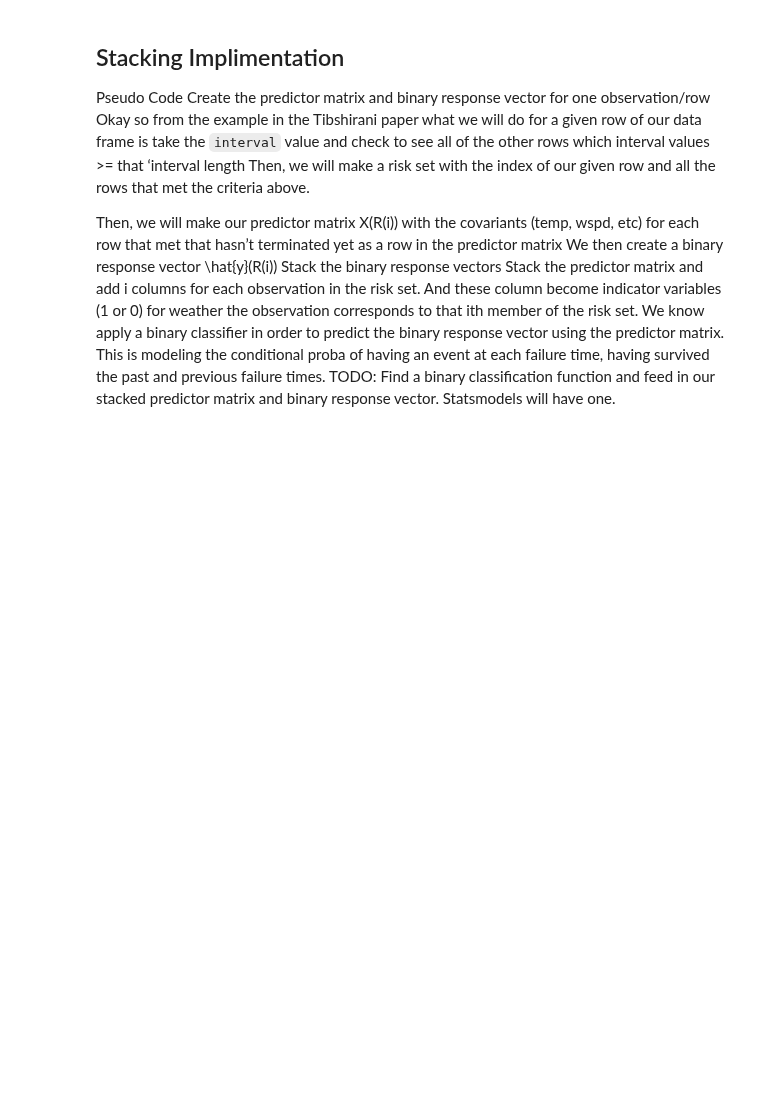
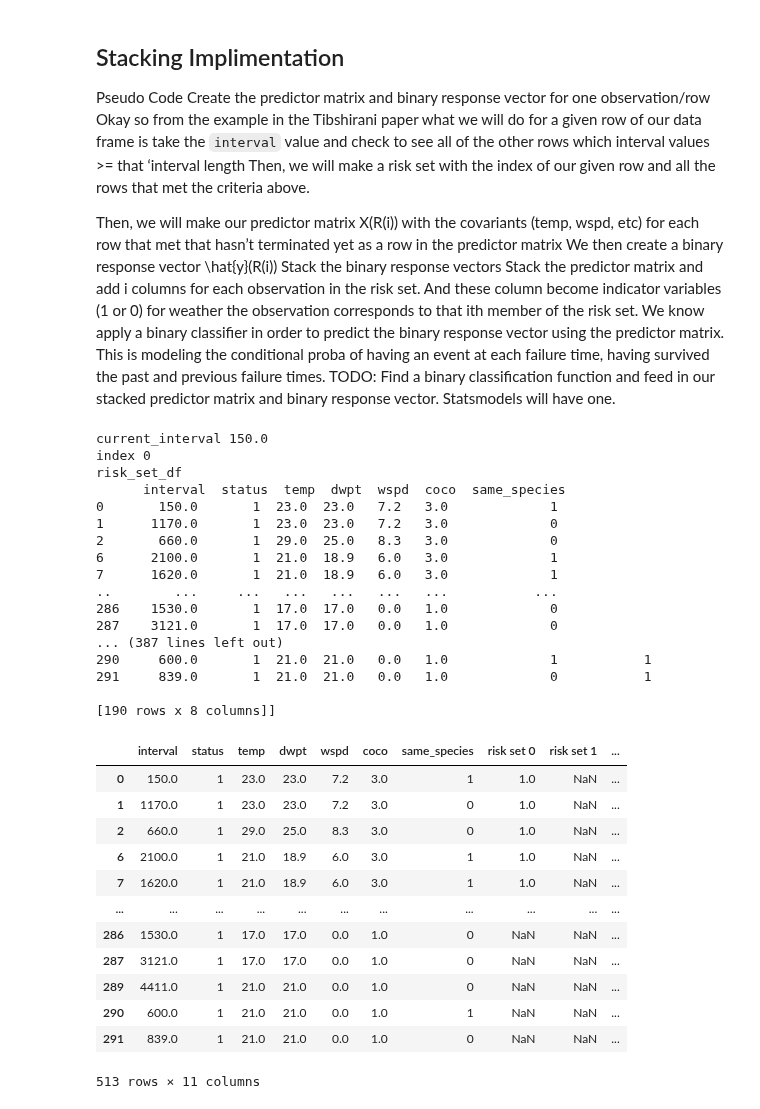
Before and after one commit to puckybreg/Native-Bee-Thesis, a Jupyter notebook: notebook_for_data_analysis.ipynb, the cells around one changed output. Saved outputs shown, nothing was run; the diff lists cells and outputs as text; code cells hidden in the pictures; blank space fills up the shorter version.

```diff
--- a/notebook_for_data_analysis.ipynb
+++ b/notebook_for_data_analysis.ipynb
@@ -778,10 +808,10 @@ def graph_mean_and_sem(surv, group_name):
 for group in temp_groups:
   print(group)
   df = temp_groups[group]
-  cols_input = ['interval', 'status', 'temp', 'dwpt', 'wspd', 'coco', 'same_insect']
+  cols_input = ['interval', 'status', 'temp', 'dwpt', 'wspd', 'coco', 'same_species']
   df_train = df[cols_input]
-  fit_model, base_model, x_test = run_pycox_on_group(df_train)
+  fit_model, base_model, x_test, df_test, x_mapper = run_pycox_on_group(df_train, 1000)
   surv = base_model.predict_surv_df(x_test)
-  graph_mean_and_sem(surv, group)
+  graph_mean_and_sem(surv, f'{group} Temperature')
   # plot_training_val_loss(fit_model, base_model, x_test)
 # %% [output]
@@ -958,7 +971,7 @@ def run_multiple_regression(df_test, surv):
 # run_multiple_regression(df_test, first_less_than_half_array)
 # %%
 # Moving the cut-off of first 1000 seconds to after training pycox model
-cols_input = ['interval', 'status', 'temp', 'dwpt', 'wspd', 'coco', 'same_insect']
+cols_input = ['interval', 'status', 'temp', 'dwpt', 'wspd', 'coco', 'same_species']
 interval_and_weather_merged = interval_and_weather_merged[cols_input]
 fit_model, base_model, x_test, df_test, x_mapper = run_pycox_on_group(interval_and_weather_merged)
 
@@ -1309,41 +1322,81 @@ def stack_dataframe(df):
     print('index', i)
     # use boolean indexing to filter the rows where 'interval' value is greater than the current interval
     risk_set_df = df[df['interval'] >= current_interval]
-
+    print('risk_set_df\n', risk_set_df)
     column_name = f"risk set {i}"  # set the column name variable
     predictor_df = risk_set_df.assign(**{column_name: 1})
 
-    print('predictor_df', predictor_df)
+    print('predictor_df\n', predictor_df.iloc[:,-1:])
 
     # add the risk_set_df dataframe to the list
     predictor_matrix_dfs.append(predictor_df)
 
     # create binary response vector
+
+    # TODO: This part is not working. We are not placing the 1s in the right place. And we are also not getting the right index when we
+    # calculate the `current_row_predictor_matrix_index` it seems like we are getting more than one value from the get_loc
     current_row_predictor_matrix_index = predictor_df.index.get_loc(i)
+    print('current_row_predictor_matrix_index', current_row_predictor_matrix_index)
     indicator_series = pd.Series([0] * len(risk_set_df))
+
     indicator_series[current_row_predictor_matrix_index] = 1
 
-    print('indicator_series', indicator_series)
+    print('indicator_series\n', indicator_series)
     # print('current_row', predictor_df.iloc[i])
 
     # add the binary response vector to the vector list
     binary_response_vector_df.append(indicator_series)
 
+    if i==3:
+      break
+
+  print(predictor_matrix_dfs)
   # combine predictor matrix dataframes horizontally
+  # TODO: This is not working correctly. Instead, this should smash them horizontall. We should end up with many more than 45 rows
   stacked_predictor_df = pd.concat(predictor_matrix_dfs, axis=0)
 
   # combine binary response vector dataframes horizontally
   stacked_binary_response_df = pd.concat(binary_response_vector_df, axis=0)
 
   return stacked_predictor_df, stacked_binary_response_df
 
 
-cols_input = ['interval', 'status', 'temp', 'dwpt', 'wspd', 'coco', 'same_insect']
+cols_input = ['interval', 'status', 'temp', 'dwpt', 'wspd', 'coco', 'same_species']
 df_input = interval_and_weather_merged[cols_input]
-
 
 stacked_predictor_df, stacked_binary_response_df = stack_dataframe(df_input)
 stacked_predictor_df
 
 # Replace NaN values with zeros for indicator columns `risk set 1`
-stacked_predictor_df.fillna(0, inplace=True)
+# stacked_predictor_df.fillna(0, inplace=True)
+# %% [output]
+current_interval 150.0
+index 0
+risk_set_df
+      interval  status  temp  dwpt  wspd  coco  same_species
+0       150.0       1  23.0  23.0   7.2   3.0             1
+1      1170.0       1  23.0  23.0   7.2   3.0             0
+2       660.0       1  29.0  25.0   8.3   3.0             0
+6      2100.0       1  21.0  18.9   6.0   3.0             1
+7      1620.0       1  21.0  18.9   6.0   3.0             1
+..        ...     ...   ...   ...   ...   ...           ...
+286    1530.0       1  17.0  17.0   0.0   1.0             0
+287    3121.0       1  17.0  17.0   0.0   1.0             0
+... (387 lines left out)
+290     600.0       1  21.0  21.0   0.0   1.0             1           1
+291     839.0       1  21.0  21.0   0.0   1.0             0           1
+
+[190 rows x 8 columns]]
+|  | interval | status | temp | dwpt | wspd | coco | same_species | risk set 0 | risk set 1 | ... |
+| 0 | 150.0 | 1 | 23.0 | 23.0 | 7.2 | 3.0 | 1 | 1.0 | NaN | ... |
+| 1 | 1170.0 | 1 | 23.0 | 23.0 | 7.2 | 3.0 | 0 | 1.0 | NaN | ... |
+| 2 | 660.0 | 1 | 29.0 | 25.0 | 8.3 | 3.0 | 0 | 1.0 | NaN | ... |
+| 6 | 2100.0 | 1 | 21.0 | 18.9 | 6.0 | 3.0 | 1 | 1.0 | NaN | ... |
+| 7 | 1620.0 | 1 | 21.0 | 18.9 | 6.0 | 3.0 | 1 | 1.0 | NaN | ... |
+| ... | ... | ... | ... | ... | ... | ... | ... | ... | ... | ... |
+| 286 | 1530.0 | 1 | 17.0 | 17.0 | 0.0 | 1.0 | 0 | NaN | NaN | ... |
+| 287 | 3121.0 | 1 | 17.0 | 17.0 | 0.0 | 1.0 | 0 | NaN | NaN | ... |
+| 289 | 4411.0 | 1 | 21.0 | 21.0 | 0.0 | 1.0 | 0 | NaN | NaN | ... |
+| 290 | 600.0 | 1 | 21.0 | 21.0 | 0.0 | 1.0 | 1 | NaN | NaN | ... |
+| 291 | 839.0 | 1 | 21.0 | 21.0 | 0.0 | 1.0 | 0 | NaN | NaN | ... |
+513 rows × 11 columns
```
Also changed, not shown: parts of 23 cells of this notebook, 4 other files.
